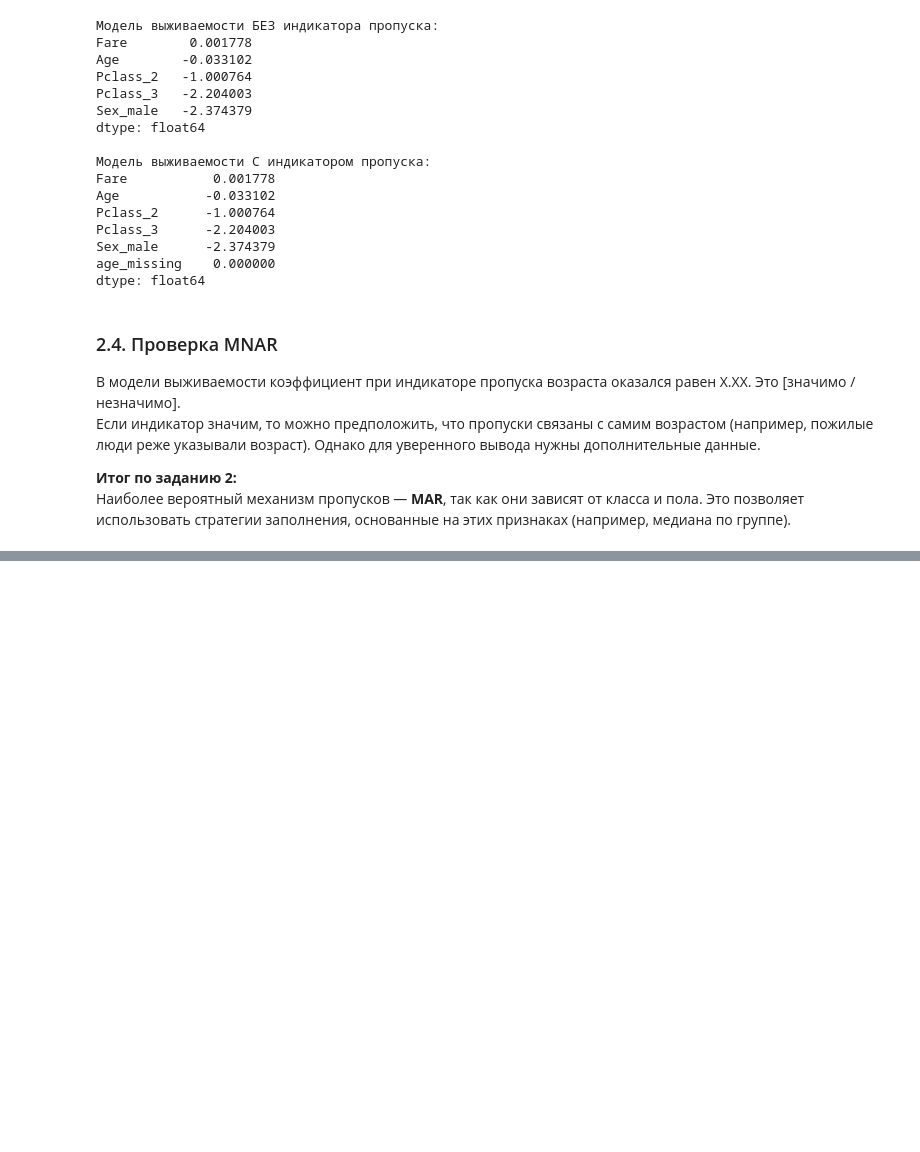
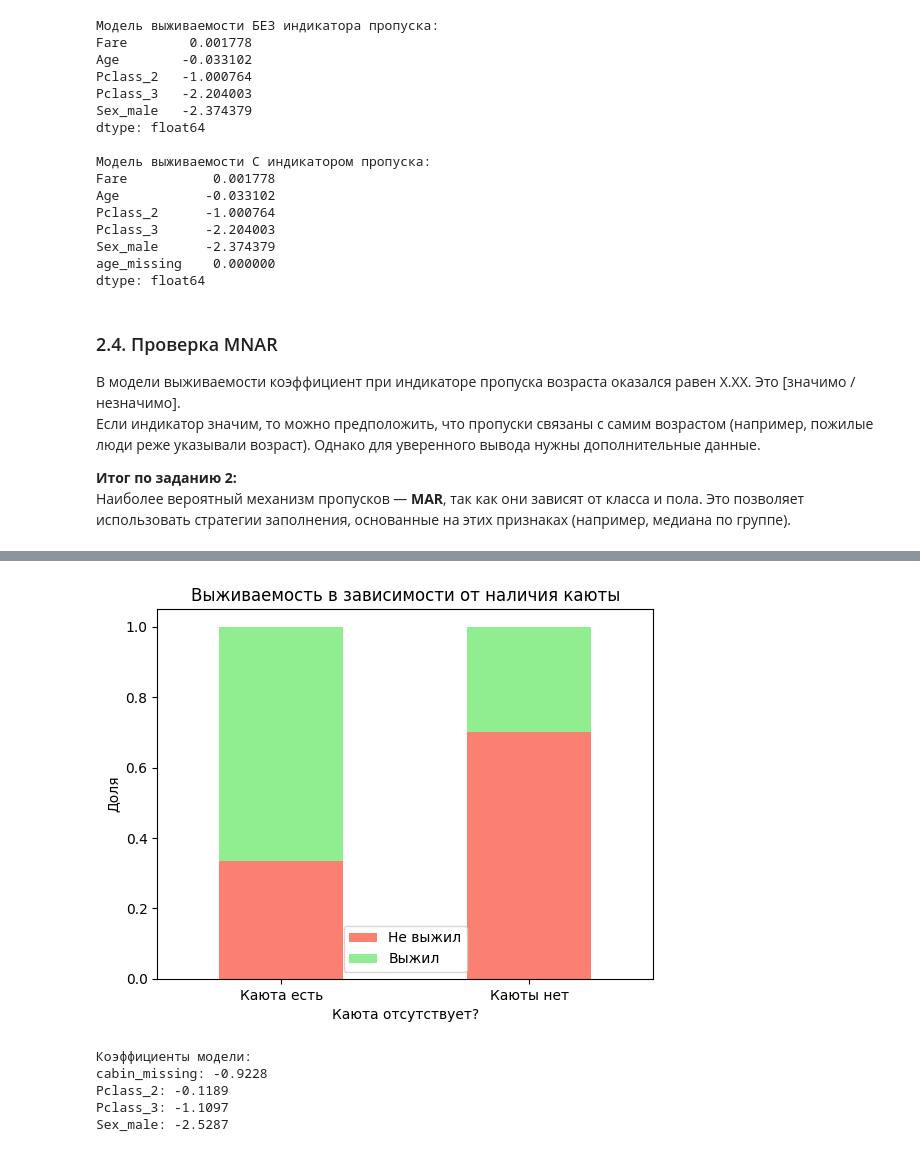
Before and after one commit to Lorr1ck/lab1_data_analysis, a Jupyter notebook: notebooks/02_data_understanding_advanced.ipynb, the cells around one changed output, grey strips where cells are left out. Cells and saved outputs as stored; diff of their text form; code cells hidden in the pictures; blank space fills up the shorter version.

Commit message:
Add task 3: missing indicator analysis

```diff
--- a/notebooks/02_data_understanding_advanced.ipynb
+++ b/notebooks/02_data_understanding_advanced.ipynb
@@ -209,0 +243,10 @@ dtype: float64
+# %%
+# Создаём индикатор пропуска для Cabin
+df['cabin_missing'] = df['Cabin'].isna()
+
+print("Доля пропусков Cabin:", df['cabin_missing'].mean())
+print("Количество пропусков:", df['cabin_missing'].sum())
+
+# Связь с выживаемостью
+print("\nСвязь пропуска каюты с выживаемостью:")
+print(pd.crosstab(df['cabin_missing'], df['Survived'], margins=True, margins_name="Всего"))
@@ -209,0 +263,33 @@ dtype: float64
+# %%
+# Визуализация: доля выживших в зависимости от наличия каюты
+survival_by_cabin = df.groupby('cabin_missing')['Survived'].value_counts(normalize=True).unstack()
+survival_by_cabin.plot(kind='bar', stacked=True, color=['salmon', 'lightgreen'])
+plt.title('Выживаемость в зависимости от наличия каюты')
+plt.xlabel('Каюта отсутствует?')
+plt.ylabel('Доля')
+plt.xticks([0,1], ['Каюта есть', 'Каюты нет'], rotation=0)
+plt.legend(['Не выжил', 'Выжил'])
+plt.show()
+# %% [output]
+[figure, added]
+# %%
+# Простая логистическая регрессия: Survived ~ cabin_missing + Pclass + Sex
+from sklearn.linear_model import LogisticRegression
+
+# Подготовка данных (убираем пропуски в других признаках)
+model_df = df[['Survived', 'Pclass', 'Sex', 'cabin_missing']].dropna()
+X = pd.get_dummies(model_df[['Pclass', 'Sex', 'cabin_missing']], drop_first=True)
+y = model_df['Survived'].astype(int)
+
+model = LogisticRegression()
+model.fit(X, y)
+
+print("Коэффициенты модели:")
+for name, coef in zip(X.columns, model.coef_[0]):
+    print(f"{name}: {coef:.4f}")
+# %% [output]
+Коэффициенты модели:
+cabin_missing: -0.9228
+Pclass_2: -0.1189
+Pclass_3: -1.1097
+Sex_male: -2.5287
```
Also changed, not shown: parts of 5 cells of this notebook.
